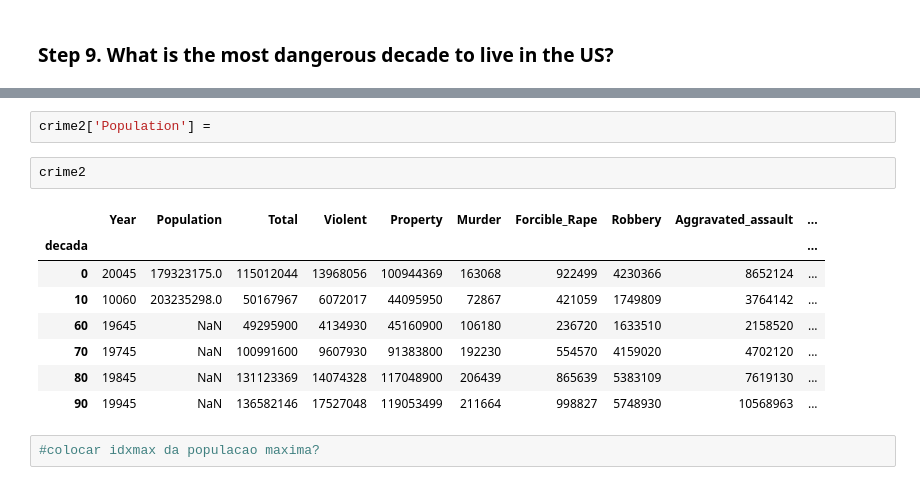
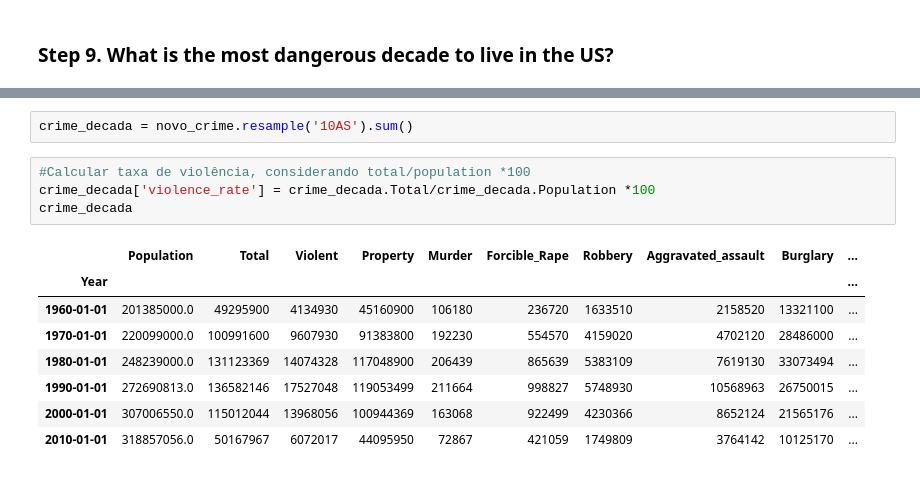
Before and after one commit to joaovitorez/octos-academy, a Jupyter notebook: 02. Data Handling/Exercises/04_Apply/US_Crime_Rates/Exercises.ipynb, the cells around one changed output, grey strips where cells are left out. Drawn from its saved outputs; the diff is of its cells as text.

```diff
--- a/02. Data Handling/Exercises/04_Apply/US_Crime_Rates/Exercises.ipynb
+++ b/02. Data Handling/Exercises/04_Apply/US_Crime_Rates/Exercises.ipynb
@@ -284,15 +149,15 @@ crime2
-# %%
-crime2['Population'] =
-# %%
-crime2
-# %% [output]
-|  | Year | Population | Total | Violent | Property | Murder | Forcible_Rape | Robbery | Aggravated_assault | ... |
-| decada |  |  |  |  |  |  |  |  |  | ... |
-| 0 | 20045 | 179323175.0 | 115012044 | 13968056 | 100944369 | 163068 | 922499 | 4230366 | 8652124 | ... |
-| 10 | 10060 | 203235298.0 | 50167967 | 6072017 | 44095950 | 72867 | 421059 | 1749809 | 3764142 | ... |
-| 60 | 19645 | NaN | 49295900 | 4134930 | 45160900 | 106180 | 236720 | 1633510 | 2158520 | ... |
-| 70 | 19745 | NaN | 100991600 | 9607930 | 91383800 | 192230 | 554570 | 4159020 | 4702120 | ... |
-| 80 | 19845 | NaN | 131123369 | 14074328 | 117048900 | 206439 | 865639 | 5383109 | 7619130 | ... |
-| 90 | 19945 | NaN | 136582146 | 17527048 | 119053499 | 211664 | 998827 | 5748930 | 10568963 | ... |
-# %%
-#colocar idxmax da populacao maxima?
+# %%
+crime_decada = novo_crime.resample('10AS').sum()
+# %%
+#Calcular taxa de violência, considerando total/population *100
+crime_decada['violence_rate'] = crime_decada.Total/crime_decada.Population *100
+crime_decada
+# %% [output]
+|  | Population | Total | Violent | Property | Murder | Forcible_Rape | Robbery | Aggravated_assault | Burglary | ... |
+| Year |  |  |  |  |  |  |  |  |  | ... |
+| 1960-01-01 | 201385000.0 | 49295900 | 4134930 | 45160900 | 106180 | 236720 | 1633510 | 2158520 | 13321100 | ... |
+| 1970-01-01 | 220099000.0 | 100991600 | 9607930 | 91383800 | 192230 | 554570 | 4159020 | 4702120 | 28486000 | ... |
+| 1980-01-01 | 248239000.0 | 131123369 | 14074328 | 117048900 | 206439 | 865639 | 5383109 | 7619130 | 33073494 | ... |
+| 1990-01-01 | 272690813.0 | 136582146 | 17527048 | 119053499 | 211664 | 998827 | 5748930 | 10568963 | 26750015 | ... |
+| 2000-01-01 | 307006550.0 | 115012044 | 13968056 | 100944369 | 163068 | 922499 | 4230366 | 8652124 | 21565176 | ... |
+| 2010-01-01 | 318857056.0 | 50167967 | 6072017 | 44095950 | 72867 | 421059 | 1749809 | 3764142 | 10125170 | ... |
```
Also changed, not shown: parts of 24 cells of this notebook.
